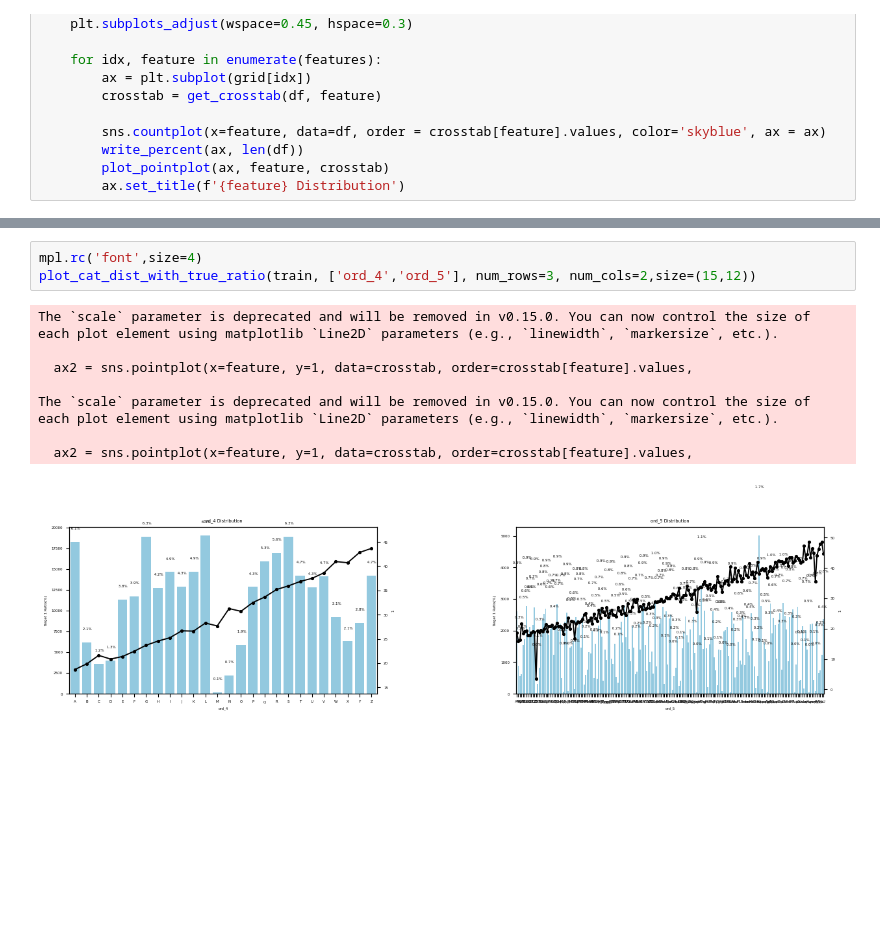
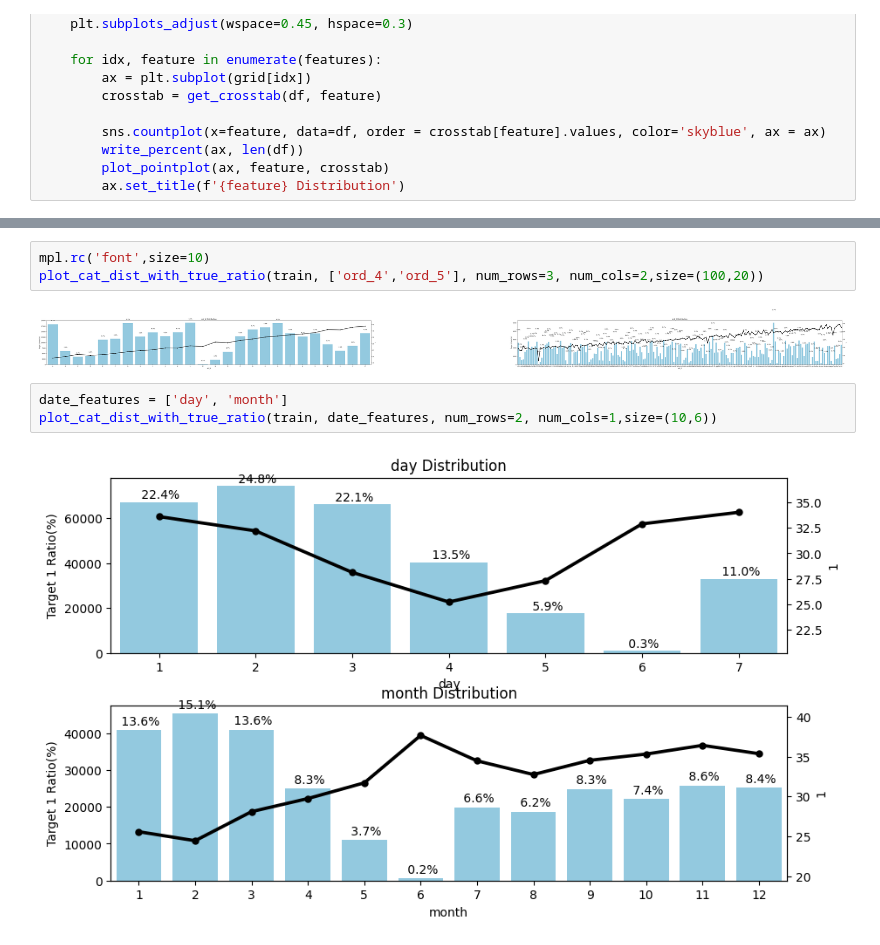
Before and after one commit to bongjooncha/kaggle_study, a Jupyter notebook: ch7/pr1/data_ana.ipynb, the cells around one changed output, grey strips where cells are left out. Cells and saved outputs as stored; diff of their text form; blank space fills up the shorter version.

```diff
--- a/ch7/pr1/data_ana.ipynb
+++ b/ch7/pr1/data_ana.ipynb
@@ -232,12 +217,10 @@ The `scale` parameter is deprecated and will be removed in v0.15.0. You can now
 # %%
-mpl.rc('font',size=4)
-plot_cat_dist_with_true_ratio(train, ['ord_4','ord_5'], num_rows=3, num_cols=2,size=(15,12))
+mpl.rc('font',size=10)
+plot_cat_dist_with_true_ratio(train, ['ord_4','ord_5'], num_rows=3, num_cols=2,size=(100,20))
 # %% [output]
-The `scale` parameter is deprecated and will be removed in v0.15.0. You can now control the size of each plot element using matplotlib `Line2D` parameters (e.g., `linewidth`, `markersize`, etc.).
-
-  ax2 = sns.pointplot(x=feature, y=1, data=crosstab, order=crosstab[feature].values,
-
-The `scale` parameter is deprecated and will be removed in v0.15.0. You can now control the size of each plot element using matplotlib `Line2D` parameters (e.g., `linewidth`, `markersize`, etc.).
-
-  ax2 = sns.pointplot(x=feature, y=1, data=crosstab, order=crosstab[feature].values,
-[figure, old version]
+[figure, new version]
+# %%
+date_features = ['day', 'month']
+plot_cat_dist_with_true_ratio(train, date_features, num_rows=2, num_cols=1,size=(10,6))
+# %% [output]
+[figure, added]
```
Also changed, not shown: parts of 1 cell of this notebook, 1 other file.
